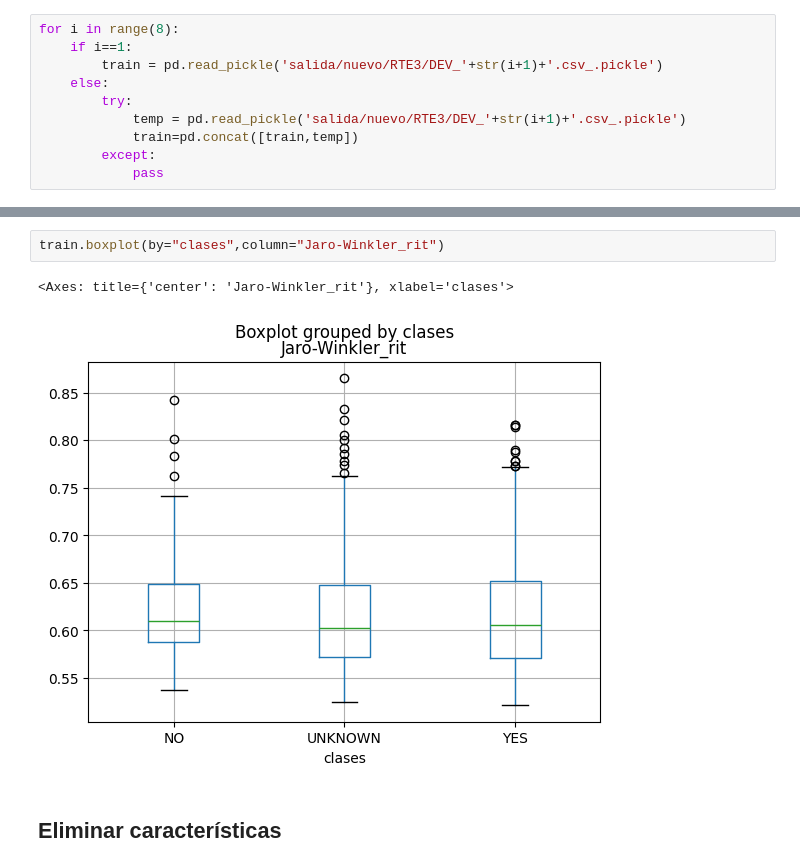
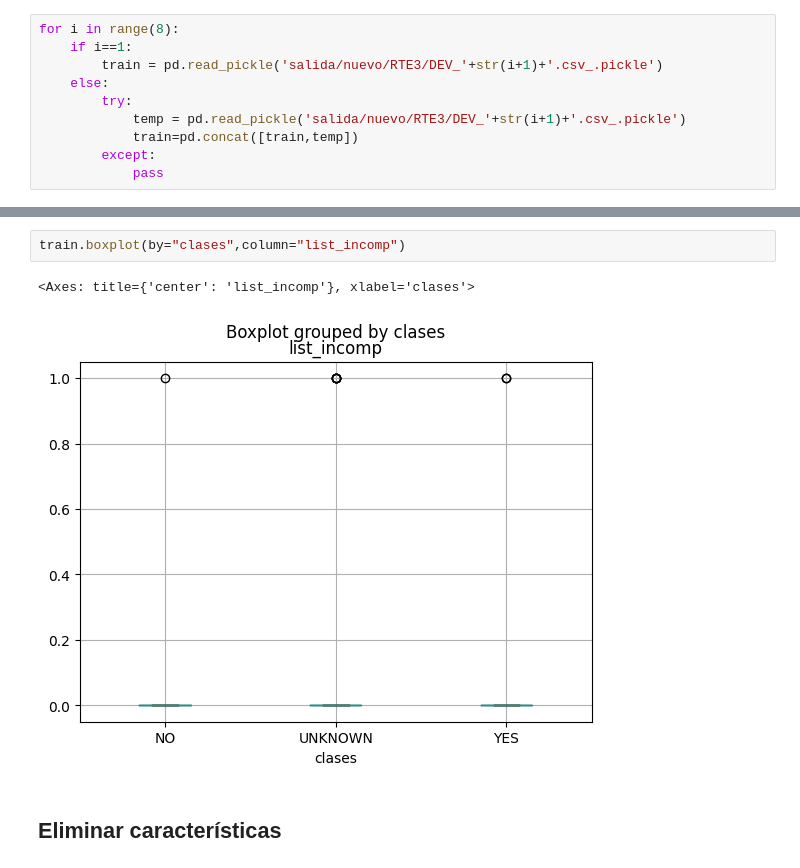
Before and after one commit to david-T-M/RIT_abril, a Jupyter notebook: Regresion_logist_RTE3_2ways_Entidades.ipynb, the cells around one changed output, grey strips where cells are left out. Drawn from its saved outputs; the diff is of its cells as text.

```diff
--- a/Regresion_logist_RTE3_2ways_Entidades.ipynb
+++ b/Regresion_logist_RTE3_2ways_Entidades.ipynb
@@ -40,8 +40,8 @@ train
 # %%
-train.boxplot(by="clases",column="Jaro-Winkler_rit")
+train.boxplot(by="clases",column="list_incomp")
 # %% [output]
-<Axes: title={'center': 'Jaro-Winkler_rit'}, xlabel='clases'>
+<Axes: title={'center': 'list_incomp'}, xlabel='clases'>
-[figure, old version]
+[figure, new version]
 # %% [markdown]
 ## Eliminar características
 # %%
```
Also changed, not shown: parts of 42 cells of this notebook, 3 other files.
